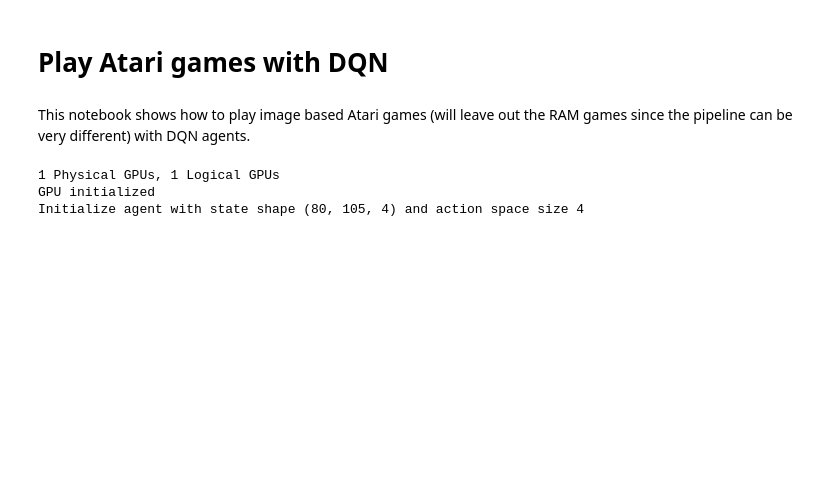
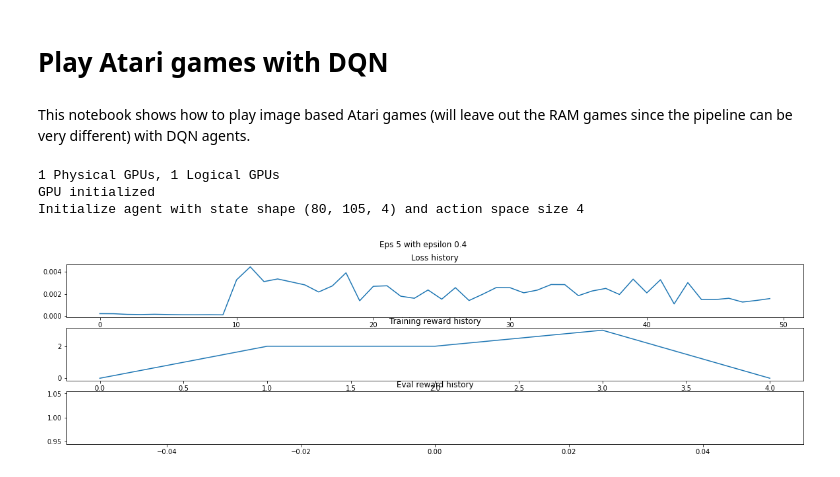
Before and after one commit to ultronify/atari-dqn, a Jupyter notebook: experiment.ipynb, the cells around one changed output. Cells and saved outputs as stored; diff of their text form; code cells hidden in the pictures; blank space fills up the shorter version.

```diff
--- a/experiment.ipynb
+++ b/experiment.ipynb
@@ -211,24 +211,24 @@ def init_tensorflow_gpu():
     print('GPU initialized')
 # %%
 def visualize_training_result(loss, train_rewards, eval_rewards, epsilon, eps):
-    fig, (loss_plt, train_plt, eval_plt) = plt.subplots(3, figsize=(20,5))
+    fig, (loss_plt, train_plt, eval_plt) = plt.subplots(3, figsize=(20, 8))
     fig.suptitle('Eps {0} with epsilon {1}'.format(eps, epsilon))
     loss_plt.plot(loss)
-    loss_plt.title('Loss history')
+    loss_plt.set_title('Loss history')
     train_plt.plot(train_rewards)
-    train_plt.title('Training reward history')
+    train_plt.set_title('Training reward history')
     eval_plt.plot(eval_rewards)
-    eval_plt.title('Eval reward history')
+    eval_plt.set_title('Eval reward history')
     plt.show()
 # %%
-def train_agent(max_eps=2000, initial_max_steps=512,
+def train_agent(max_eps=200, initial_max_steps=512,
                 max_steps_increase_amount=10,
                 max_steps_increase_interval=5,
-                render=False, max_buffer_len=1600,
+                render=False, max_buffer_len=4000,
                 batch_size=128, visualize_interval=5,
                 train_per_eps=10, learning_rate=1e-3,
                 eval_interval=5, initial_epsilon=0.9,
-                update_interval=5, epsilon_decay=0.95,
+                update_interval=5, epsilon_decay=0.99,
                 epsilon_decay_interval=10, eval_eps=10,
                 agent_id='default'):
     init_tensorflow_gpu()
@@ -269,9 +269,10 @@ def train_agent(max_eps=2000, initial_max_steps=512,
             visualize_training_result(loss, train_rewards, eval_rewards, epsilon, eps)
     env.close()
     print('Done')
-# %%
-train_agent(render=True)
-# %% [output]
-1 Physical GPUs, 1 Logical GPUs
-GPU initialized
-Initialize agent with state shape (80, 105, 4) and action space size 4
+# %%
+train_agent(render=False, initial_epsilon=0.4)
+# %% [output]
+1 Physical GPUs, 1 Logical GPUs
+GPU initialized
+Initialize agent with state shape (80, 105, 4) and action space size 4
+[figure, added]
```
